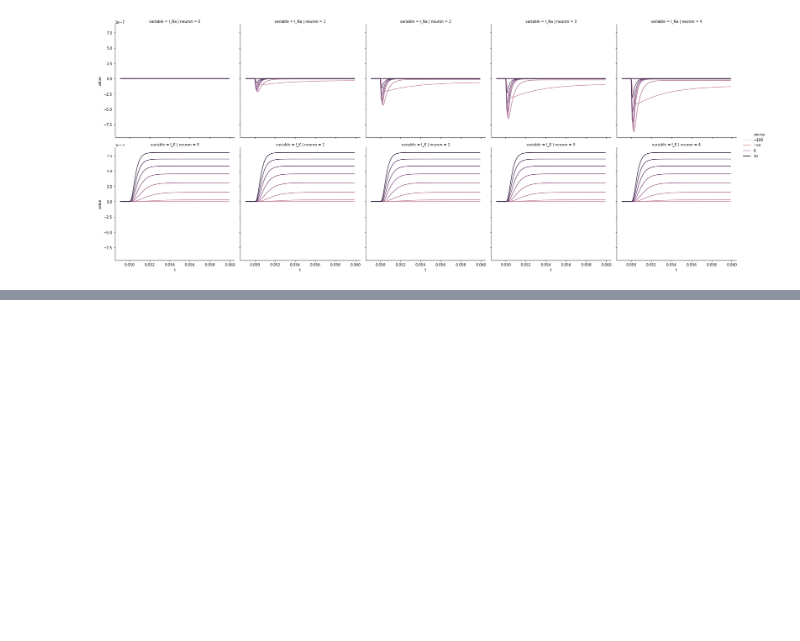
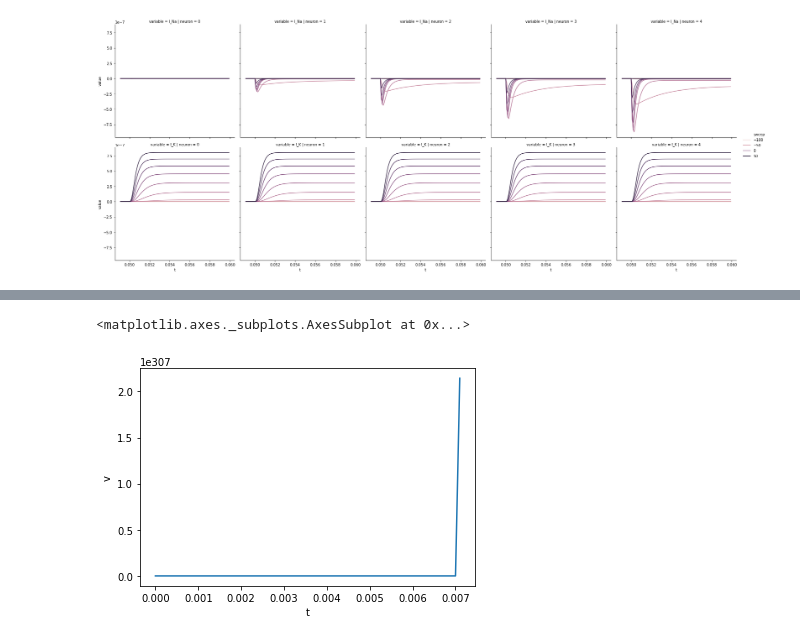
Before and after one commit to linusconrad/neurodynamics-learning, a Jupyter notebook: HHsandbox.ipynb, the cells around one changed output, grey strips where cells are left out. Cells and saved outputs as stored; diff of their text form; code cells hidden in the pictures; blank space fills up the shorter version.

```diff
--- a/HHsandbox.ipynb
+++ b/HHsandbox.ipynb
@@ -949,0 +1064,13 @@ This can then be used to construct I/O relationships.
+# %%
+# setup the neuron
+N = 1
+group = NeuronGroup(N, eqs_HH_area,
+                    threshold='v > -40*mV',
+                    refractory='v > -40*mV',
+                    method='exponential_euler')
+
+group.I = 50*namp # start with no stimulation
+# assign the membrane area
+# group.area = 20000*umetre**2
+statemon = StateMonitor(group, ['v'], record=True)
+spikemon = SpikeMonitor(group)
@@ -949,0 +1096,7 @@ This can then be used to construct I/O relationships.
+# %%
+sns.lineplot(data = tidy_v(statemon),
+            x = 't',
+            y = 'v')
+# %% [output]
+<matplotlib.axes._subplots.AxesSubplot at 0x...>
+[figure, added]
```
Also changed, not shown: parts of 13 cells of this notebook, 1 other file.
